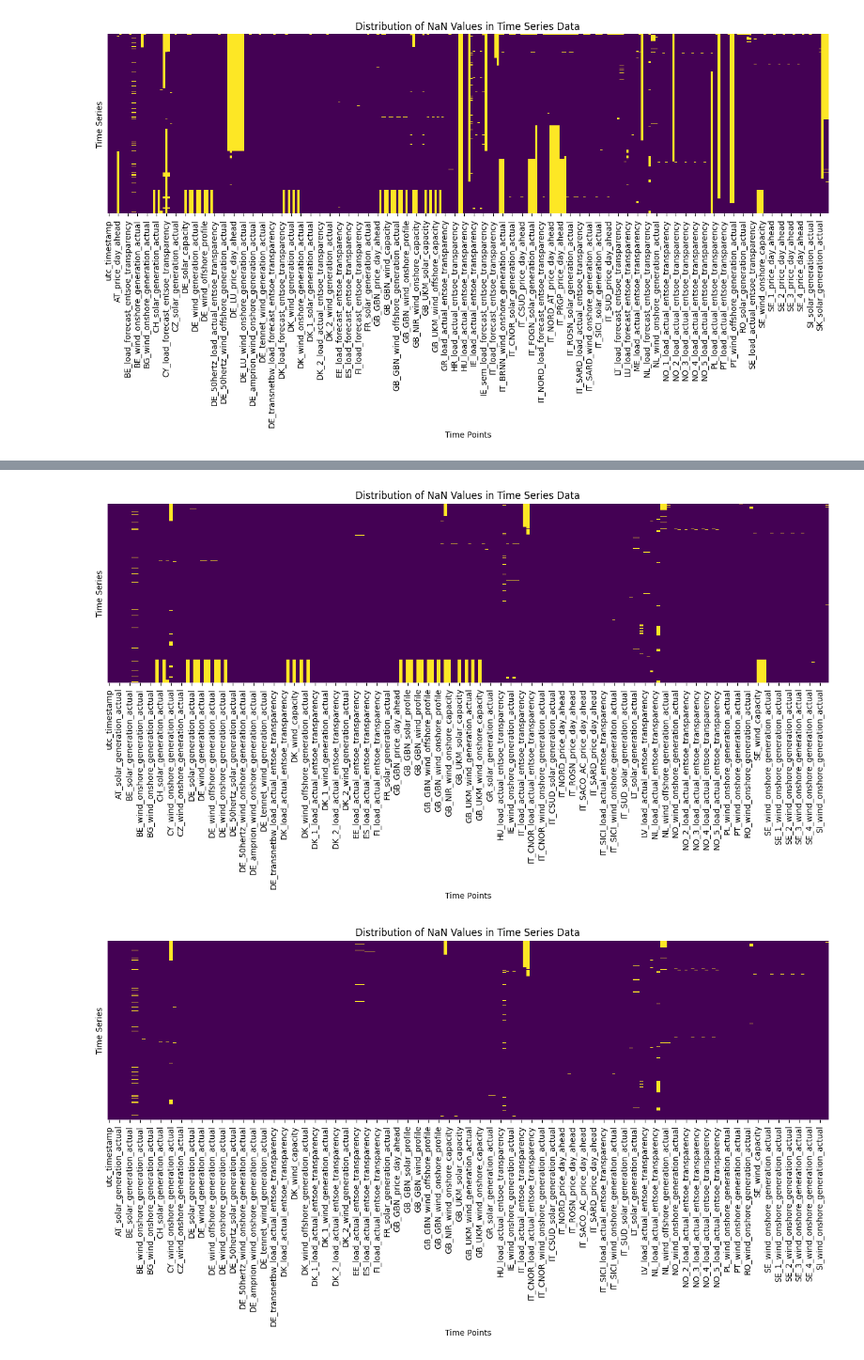
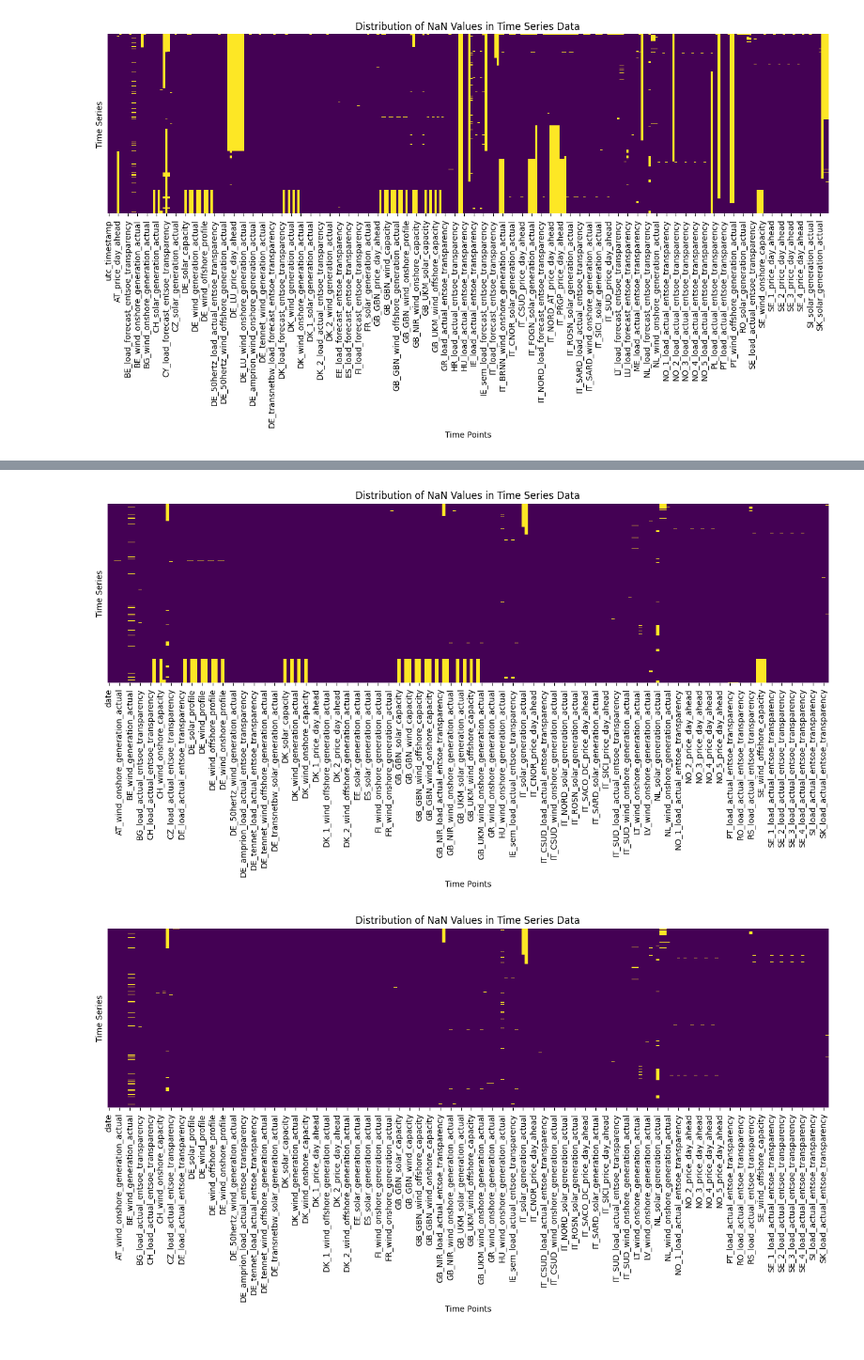
Before and after one commit to ben10ben/thesis, a Jupyter notebook: src/download_script.ipynb, the cells around one changed output, grey strips where cells are left out. Shown: that part at 94% size. Drawn from its saved outputs; the diff is of its cells as text; code cells hidden in the pictures.

```diff
--- a/src/download_script.ipynb
+++ b/src/download_script.ipynb
@@ -63,25 +90,32 @@ visualize_nans(df)
 # %%
+# drop second timestamp column
+df = df.drop('cet_cest_timestamp', axis=1)
+
+# rename to fit DataSetClass
+df.rename(columns={'utc_timestamp': 'date'}, inplace=True)
+
+
 # drop forecast because its synthetic data
 columns_to_delete = ['forecast']
 df = df.drop([col for col in df.columns if any(partial_name in col for partial_name in columns_to_delete)], axis=1)
 
 # drop columns with more than 40% missing values
 threshold = 0.3 * len(df)
 columns_to_drop = df.columns[df.isna().sum() > threshold]
 df = df.drop(columns=columns_to_drop)
 visualize_nans(df)
 
 # drop rows with more than 10% NANs
 threshold = 0.05 * len(df.columns)
 df = df[df.isna().sum(axis=1) <= threshold]
 visualize_nans(df)
 
 # forward fill if previous values are present
 df = df.fillna(method='ffill')
 visualize_nans(df)
 
 # values at the start are set to zero, no more NANs
 df = df.fillna(0)
 # %% [output]
-[figure, old version]
+[figure, new version]
-[figure, old version]
+[figure, new version]
```
Also changed, not shown: parts of 4 cells of this notebook, 3 other files.
